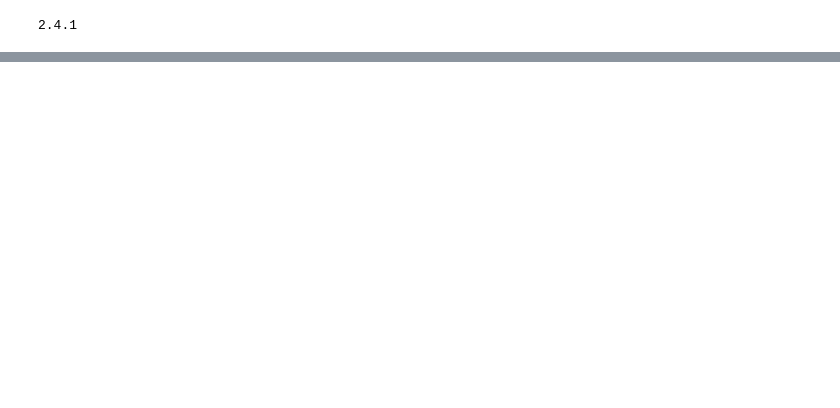
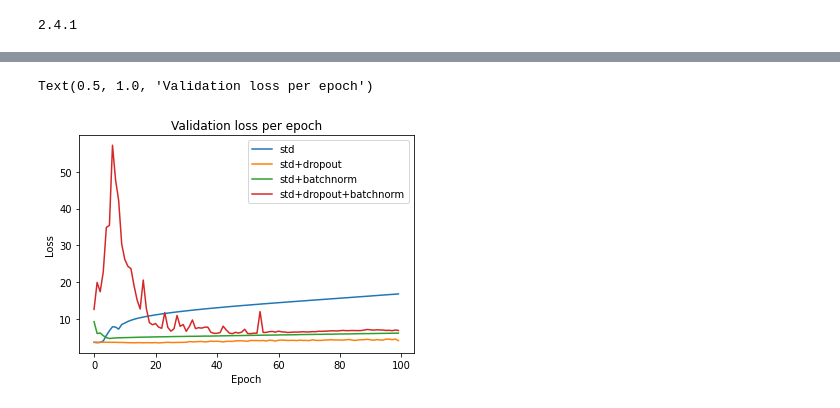
Before and after one commit to BorisWinter/DeepLearning_a1, a Jupyter notebook: a1_test_pets.ipynb, the cells around one changed output, grey strips where cells are left out. Drawn from its saved outputs; the diff is of its cells as text; code cells hidden in the pictures; blank space fills up the shorter version.

```diff
--- a/a1_test_pets.ipynb
+++ b/a1_test_pets.ipynb
@@ -109,0 +214,16 @@ plt.legend()
+# %%
+#plot val losses
+std_val_loss
+std_dropout_val_loss
+
+plt.plot(std_val_loss, label="std")
+plt.plot(std_dropout_val_loss, label="std+dropout")
+plt.plot(std_batchnorm_val_loss, label="std+batchnorm")
+plt.plot(std_dropout_batchnorm_val_loss, label="std+dropout+batchnorm")
+plt.legend()
+plt.xlabel("Epoch")
+plt.ylabel("Loss")
+plt.title("Validation loss per epoch")
+# %% [output]
+Text(0.5, 1.0, 'Validation loss per epoch')
+[figure, added]
```
Also changed, not shown: parts of 15 cells of this notebook.
